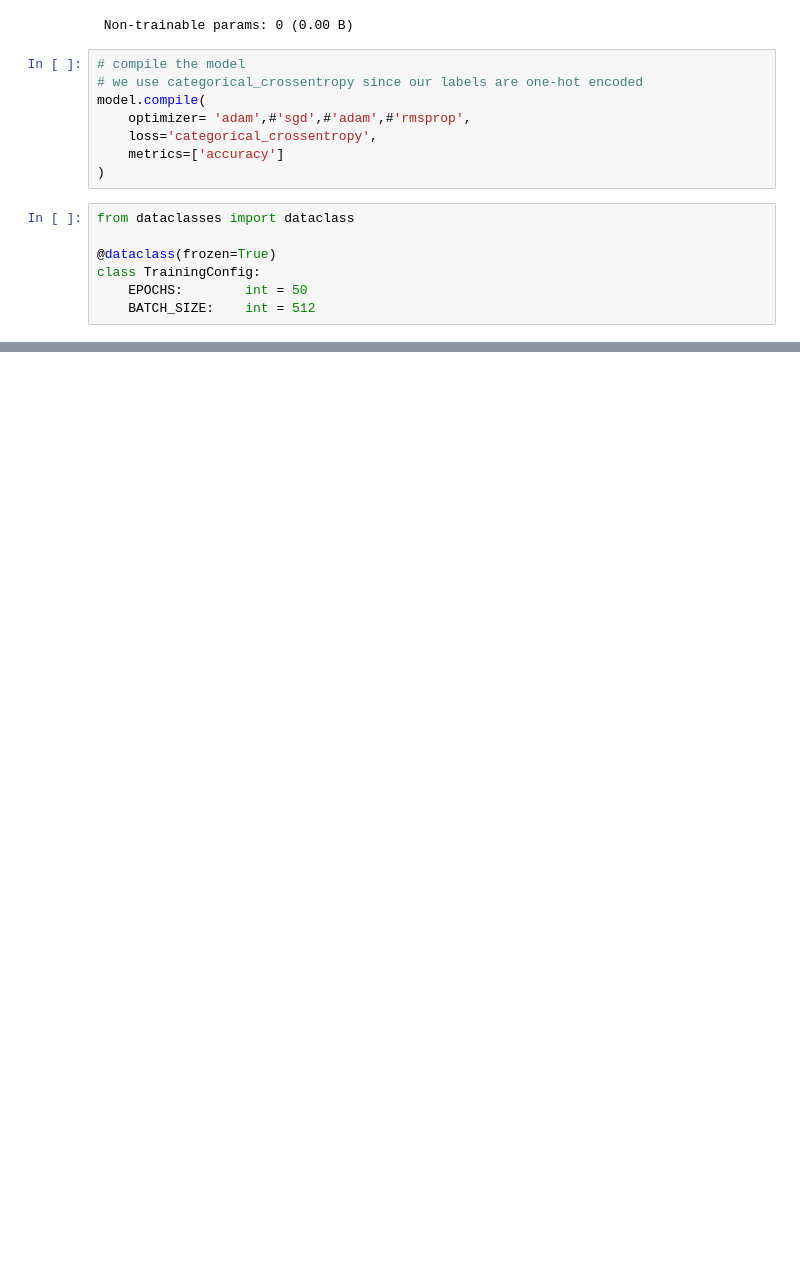
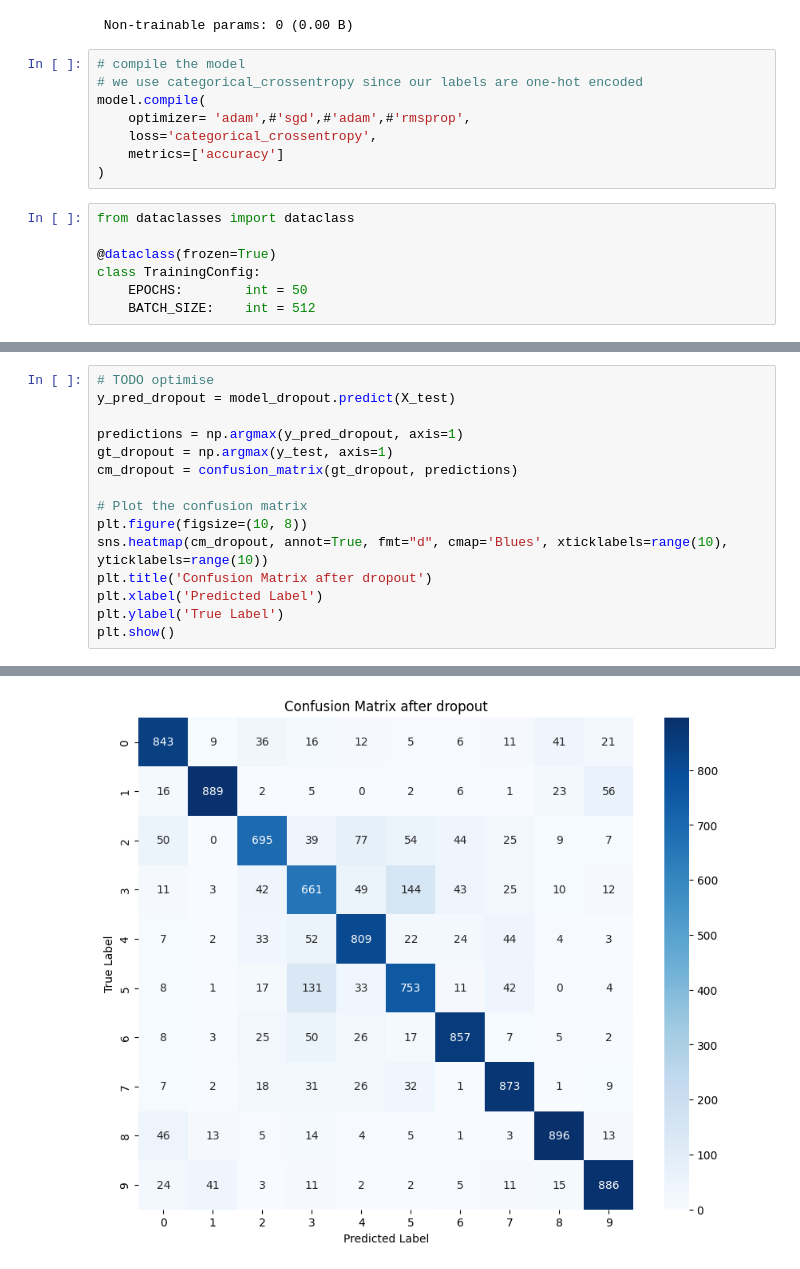
Before and after one commit to AnkitaSK/AB-Image-Classification, a Jupyter notebook: mainCIFAR10.ipynb, the cells around one changed output, grey strips where cells are left out. Cells and saved outputs as stored; diff of their text form; blank space fills up the shorter version.

```diff
--- a/mainCIFAR10.ipynb
+++ b/mainCIFAR10.ipynb
@@ -228,0 +344,16 @@ Test accuracy:  0.7721999883651733
+# %%
+# TODO optimise
+y_pred_dropout = model_dropout.predict(X_test)
+
+predictions = np.argmax(y_pred_dropout, axis=1)
+gt_dropout = np.argmax(y_test, axis=1)
+cm_dropout = confusion_matrix(gt_dropout, predictions)
+
+# Plot the confusion matrix
+plt.figure(figsize=(10, 8))
+sns.heatmap(cm_dropout, annot=True, fmt="d", cmap='Blues', xticklabels=range(10), yticklabels=range(10))
+plt.title('Confusion Matrix after dropout')
+plt.xlabel('Predicted Label')
+plt.ylabel('True Label')
+plt.show()
+# %% [output]
@@ -228,0 +361 @@ Test accuracy:  0.7721999883651733
+[figure, added]
```
Also changed, not shown: parts of 12 cells of this notebook.
